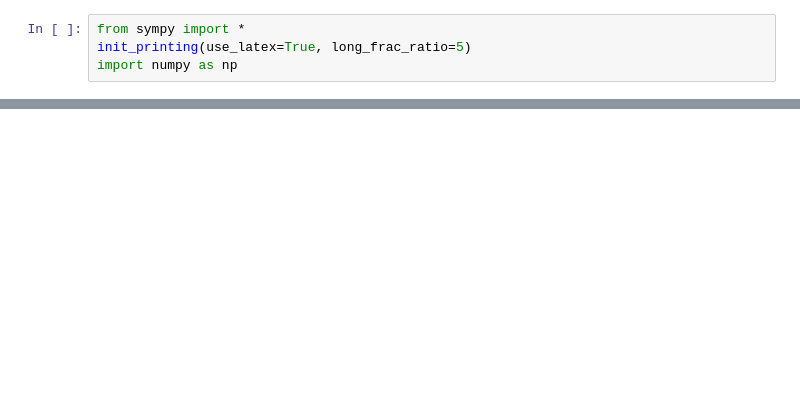
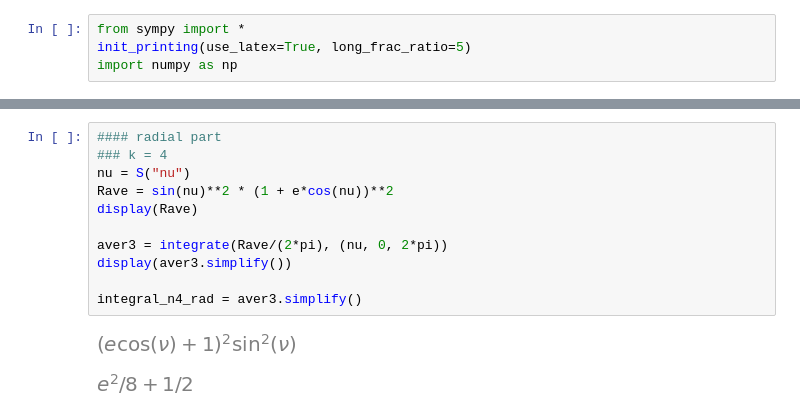
Before and after one commit to spzwart/DynBinEv, a Jupyter notebook: eqs/more_eqs.ipynb, the cells around one changed output, grey strips where cells are left out. Drawn from its saved outputs; the diff is of its cells as text; blank space fills up the shorter version.

```diff
--- a/eqs/more_eqs.ipynb
+++ b/eqs/more_eqs.ipynb
@@ -64,0 +94,14 @@ display(aver2.simplify())
+# %%
+#### radial part
+### k = 4
+nu = S("nu")
+Rave = sin(nu)**2 * (1 + e*cos(nu))**2
+display(Rave)
+
+aver3 = integrate(Rave/(2*pi), (nu, 0, 2*pi))
+display(aver3.simplify())
+
+integral_n4_rad = aver3.simplify()
+# %% [output]
+[figure, added]
+[figure, added]
```
Also changed, not shown: parts of 17 cells of this notebook, 3 other files.
